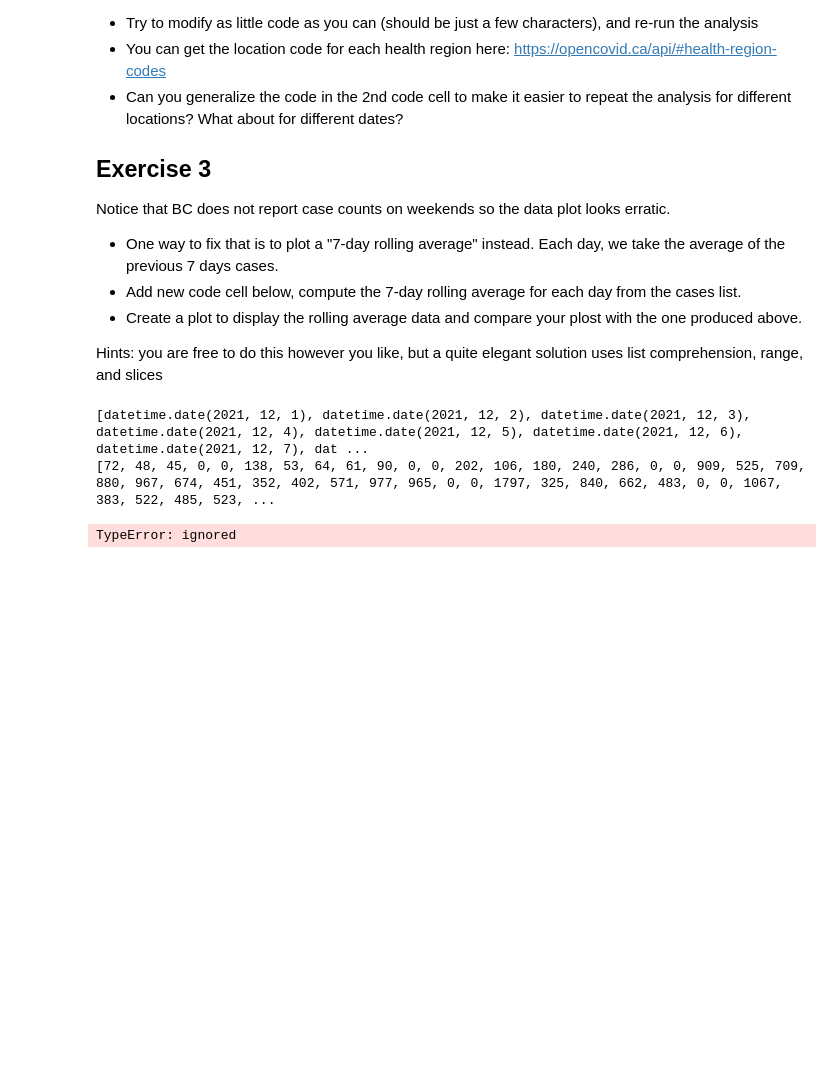
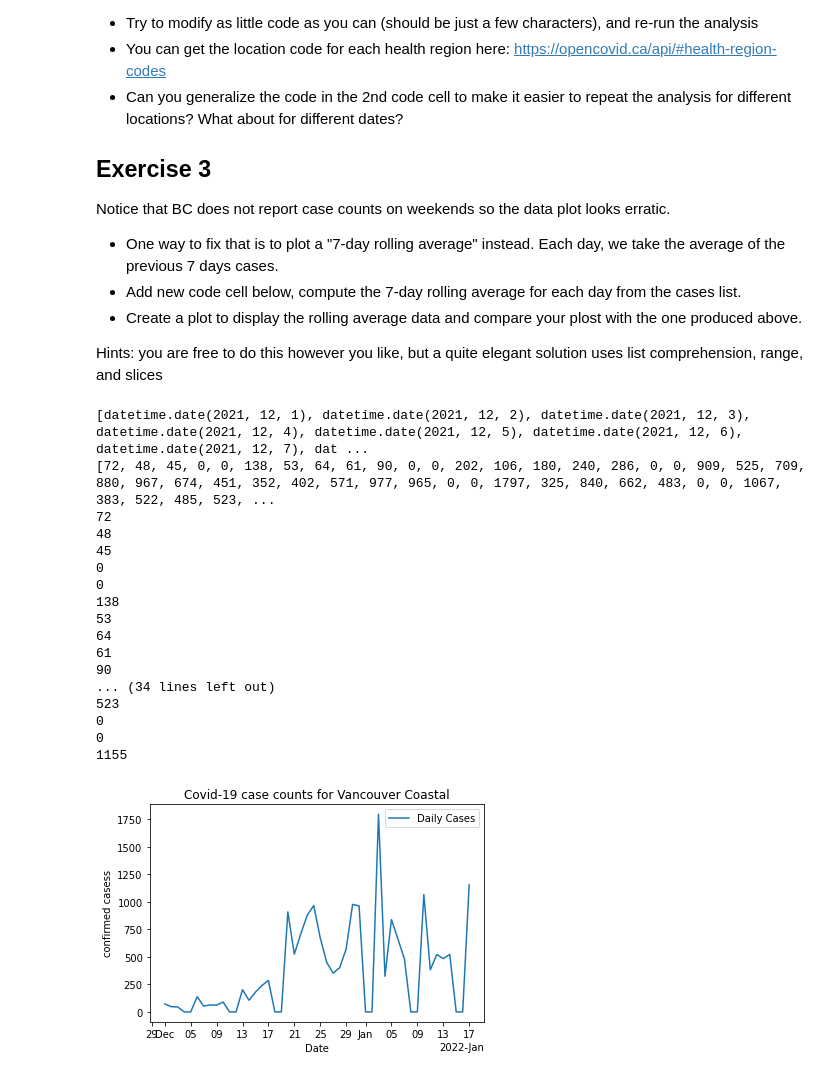
Before and after one commit to lukaradonjic21/cap-comp215, a Jupyter notebook: labs/lab1.ipynb, the cells around one changed output. Saved outputs shown, nothing was run; the diff lists cells and outputs as text; code cells hidden in the pictures; blank space fills up the shorter version.

```diff
--- a/labs/lab1.ipynb
+++ b/labs/lab1.ipynb
@@ -121,7 +121,8 @@ Each day, we take the average of the previous 7 days cases.
 
  Hints: you are free to do this however you like, but a quite elegant solution uses list comprehension, range, and slices
 # %%
-#Exercise 2:
+#Exercise 2/3:
+#Haven't been able to figure out rollin average yet, still working on it.
 healthRegionCode = '595'
 healthRegionName = 'Vancouver Coastal'
 period = 'after' #before, after, nothing(exact date)
@@ -142,33 +143,47 @@ for daily in result['cases']:
   date_strings.append(daily['date_report'])
 #print(date_strings)
 
 cases = []
 for daily in result['cases']:
   cases.append(daily['cases'])
 
 dates = []
 for date in date_strings:
   dates.append(datetime.datetime.strptime(date, '%d-%m-%Y').date())
 
 print(dates)
 print(cases)
 
 #rolling average
 rollingCases = []
-for i in range(cases):
-  print(1)
+
 
 #given code
 
 
 fig, ax = plt.subplots()
 format_date_axis(ax)
 ax.plot(dates, cases, label='Daily Cases')  # Plot some data on the axes.
 ax.set_xlabel('Date')  # Add an x-label to the axes.
 ax.set_ylabel('confirmed casess')  # Add a y-label to the axes.
 ax.set_title('Covid-19 case counts for REGION'.replace('REGION', healthRegionName))  # Add a title to the axes.
 ax.legend();
 # %% [output]
 [datetime.date(2021, 12, 1), datetime.date(2021, 12, 2), datetime.date(2021, 12, 3), datetime.date(2021, 12, 4), datetime.date(2021, 12, 5), datetime.date(2021, 12, 6), datetime.date(2021, 12, 7), dat ...
 [72, 48, 45, 0, 0, 138, 53, 64, 61, 90, 0, 0, 202, 106, 180, 240, 286, 0, 0, 909, 525, 709, 880, 967, 674, 451, 352, 402, 571, 977, 965, 0, 0, 1797, 325, 840, 662, 483, 0, 0, 1067, 383, 522, 485, 523, ...
+72
+48
+45
+0
+0
+138
+53
+64
+61
+90
+... (34 lines left out)
+523
+0
+0
+1155
-TypeError: ignored
+[figure, added]
```
